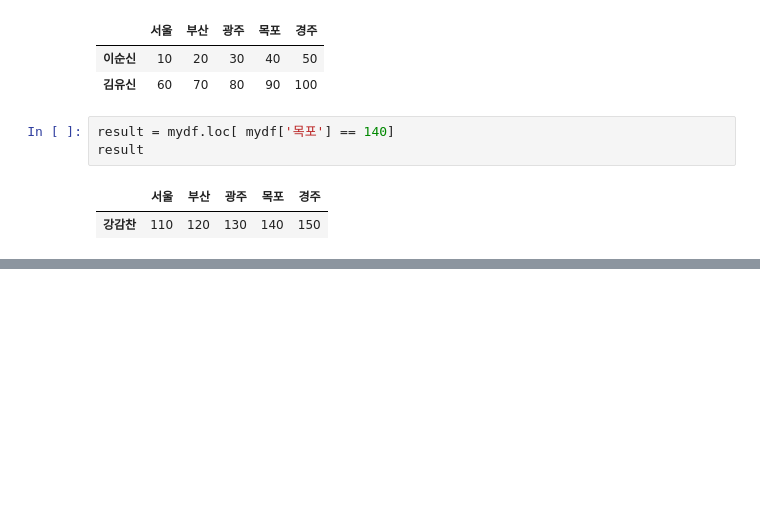
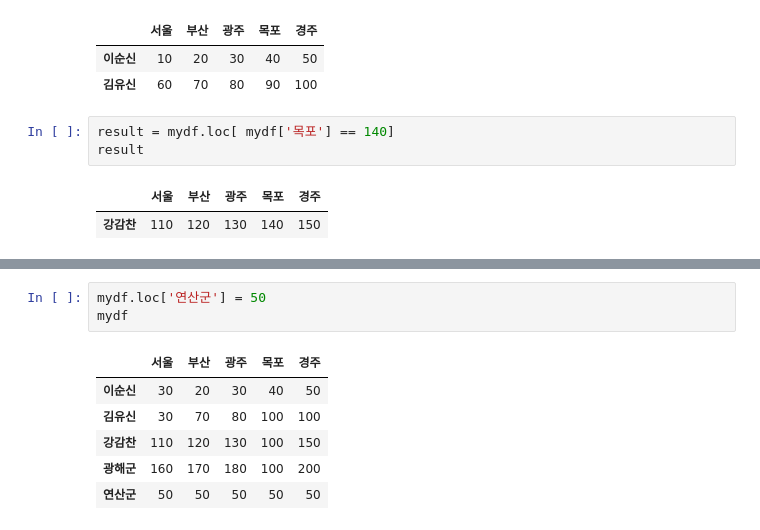
Before and after one commit to lunar0926/data-visualization, a Jupyter notebook: dataframe.ipynb, the cells around one changed output, grey strips where cells are left out. Saved outputs shown, nothing was run; the diff lists cells and outputs as text; blank space fills up the shorter version.

```diff
--- a/dataframe.ipynb
+++ b/dataframe.ipynb
@@ -175,0 +296,10 @@ result
+# %%
+mydf.loc['연산군'] = 50
+mydf
+# %% [output]
+|  | 서울 | 부산 | 광주 | 목포 | 경주 |
+| 이순신 | 30 | 20 | 30 | 40 | 50 |
+| 김유신 | 30 | 70 | 80 | 100 | 100 |
+| 강감찬 | 110 | 120 | 130 | 100 | 150 |
+| 광해군 | 160 | 170 | 180 | 100 | 200 |
+| 연산군 | 50 | 50 | 50 | 50 | 50 |
```
Also changed, not shown: parts of 23 cells of this notebook.
